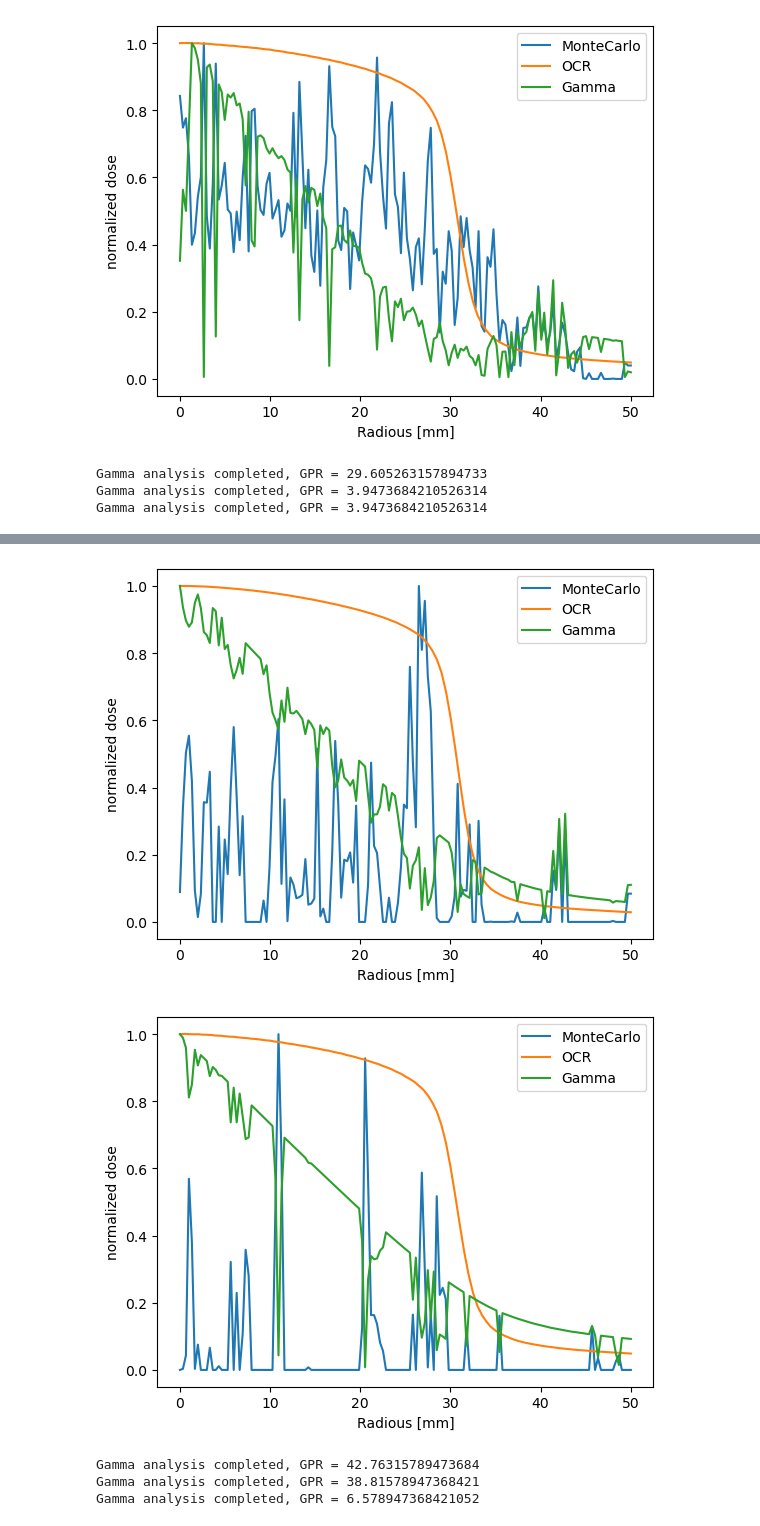
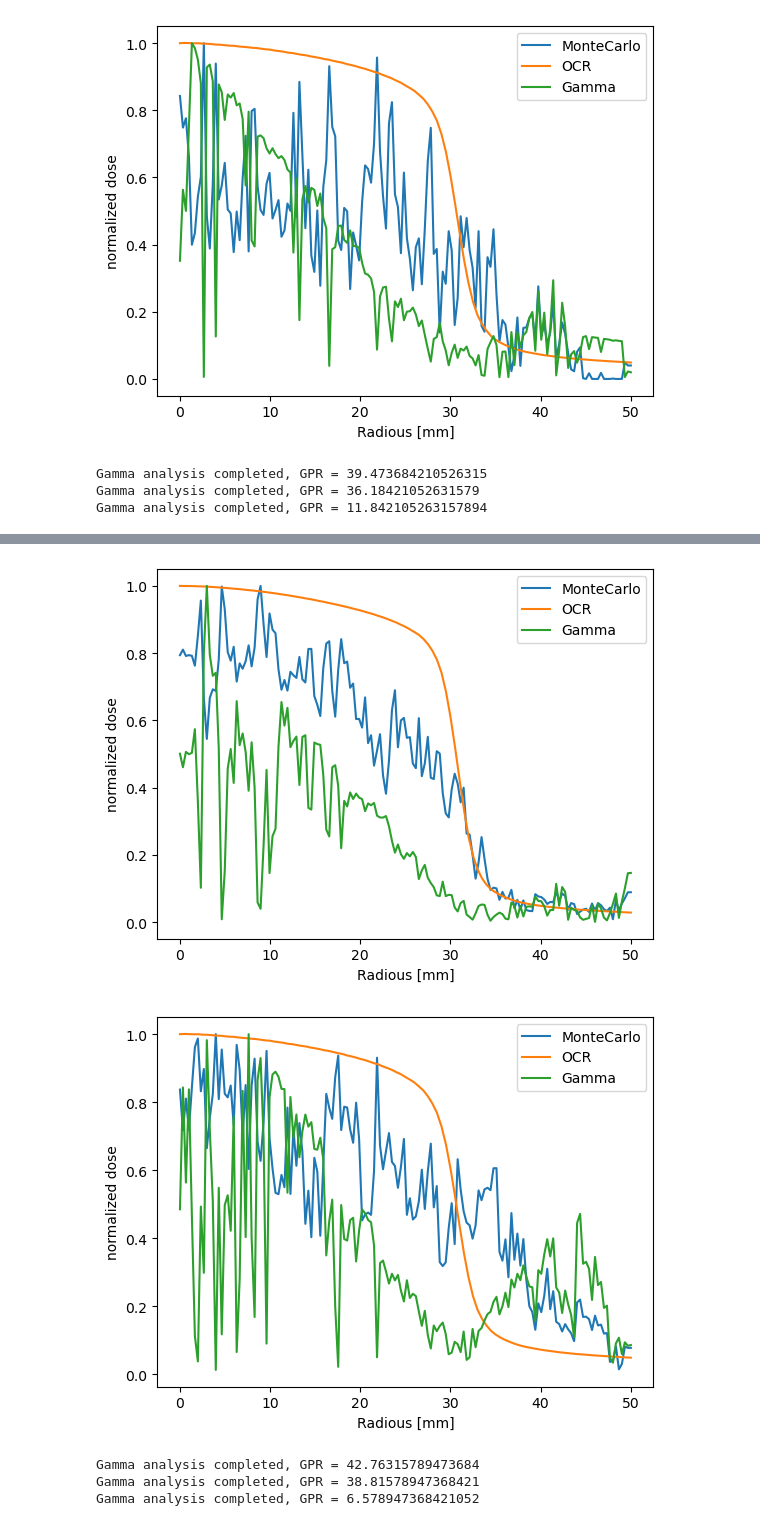
Before and after one commit to FelixCabrera23/cyberknife_montecarlo_FLUKA, a Jupyter notebook: data-analisis.ipynb, the cells around one changed output, grey strips where cells are left out. Cells and saved outputs as stored; diff of their text form; code cells hidden in the pictures.

```diff
--- a/data-analisis.ipynb
+++ b/data-analisis.ipynb
@@ -131,14 +131,14 @@ Gamma analysis completed, GPR = 11.842105263157894
 [figure]
 [figure]
 # %%
-#Analysis geometrical beam 60 mm 1M iterations
-Data_Geo60_15_1M, S_Geo60_15_1M = G_Analize_data_file('GEO/60mm/1M/Coll_60mm_depth_15mm.dat',60,15)
-Data_Geo60_100_1M, S_Geo60_100_1M = G_Analize_data_file('GEO/60mm/1M/Coll_60mm_depth_100mm.dat',60,100)
-Data_Geo60_300_1M, S_Geo60_300_1M = G_Analize_data_file('GEO/60mm/1M/Coll_60mm_depth_300mm.dat',60,300)
-Ploting_gamma_results(Data_Geo60_15_1M)
-Ploting_gamma_results(Data_Geo60_100_1M)
-Ploting_gamma_results(Data_Geo60_300_1M)
+#Analysis geometrical beam 60 mm 2M iterations
+Data_Geo60_15_2M, S_Geo60_15_2M = G_Analize_data_file('GEO/60mm/2M/Coll_60mm_depth_15mm.dat',60,15)
+Data_Geo60_100_2M, S_Geo60_100_2M = G_Analize_data_file('GEO/60mm/2M/Coll_60mm_depth_100mm.dat',60,100)
+Data_Geo60_300_2M, S_Geo60_300_2M = G_Analize_data_file('GEO/60mm/2M/Coll_60mm_depth_300mm.dat',60,300)
+Ploting_gamma_results(Data_Geo60_15_2M)
+Ploting_gamma_results(Data_Geo60_100_2M)
+Ploting_gamma_results(Data_Geo60_300_2M)
 # %% [output]
-Gamma analysis completed, GPR = 29.605263157894733
-Gamma analysis completed, GPR = 3.9473684210526314
-Gamma analysis completed, GPR = 3.9473684210526314
+Gamma analysis completed, GPR = 39.473684210526315
+Gamma analysis completed, GPR = 36.18421052631579
+Gamma analysis completed, GPR = 11.842105263157894
@@ -146,5 +146,5 @@ Gamma analysis completed, GPR = 3.9473684210526314
-[figure, old version]
+[figure, new version]
-[figure, old version]
+[figure, new version]
 # %%
 #Analysis geometrical beam 60 mm 10M iterations
 Data_Geo60_15_10M, S_Geo60_15_10M = G_Analize_data_file('GEO/60mm/10M/Coll_60mm_depth_15mm.dat',60,15)
```
Also changed, not shown: parts of 3 cells of this notebook, 18 other files.
